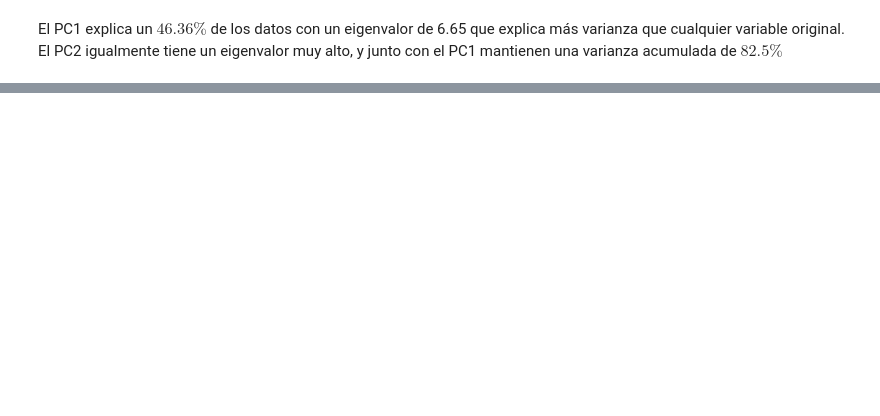
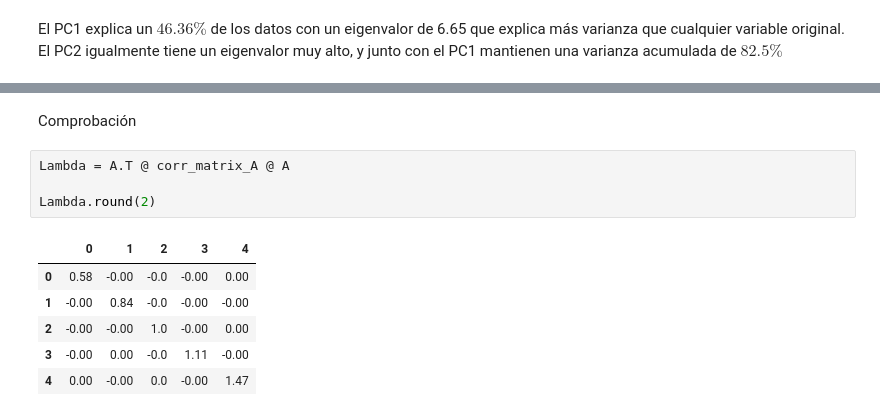
Before and after one commit to gonza98kg/Tramites-y-servicios, a Jupyter notebook: analysis.ipynb, the cells around one changed output, grey strips where cells are left out. Saved outputs shown, nothing was run; the diff lists cells and outputs as text; blank space fills up the shorter version.

```diff
--- a/analysis.ipynb
+++ b/analysis.ipynb
@@ -779,0 +867,13 @@ El PC1 explica un $46{.}36 \%$ de los datos con un eigenvalor de 6.65 que explic
+# %% [markdown]
+Comprobación
+# %%
+Lambda = A.T @ corr_matrix_A @ A
+
+Lambda.round(2)
+# %% [output]
+|  | 0 | 1 | 2 | 3 | 4 |
+| 0 | 0.58 | -0.00 | -0.0 | -0.00 | 0.00 |
+| 1 | -0.00 | 0.84 | -0.0 | -0.00 | -0.00 |
+| 2 | -0.00 | -0.00 | 1.0 | -0.00 | 0.00 |
+| 3 | -0.00 | 0.00 | -0.0 | 1.11 | -0.00 |
+| 4 | 0.00 | -0.00 | 0.0 | -0.00 | 1.47 |
```
Also changed, not shown: parts of 13 cells of this notebook, 2 other files.
